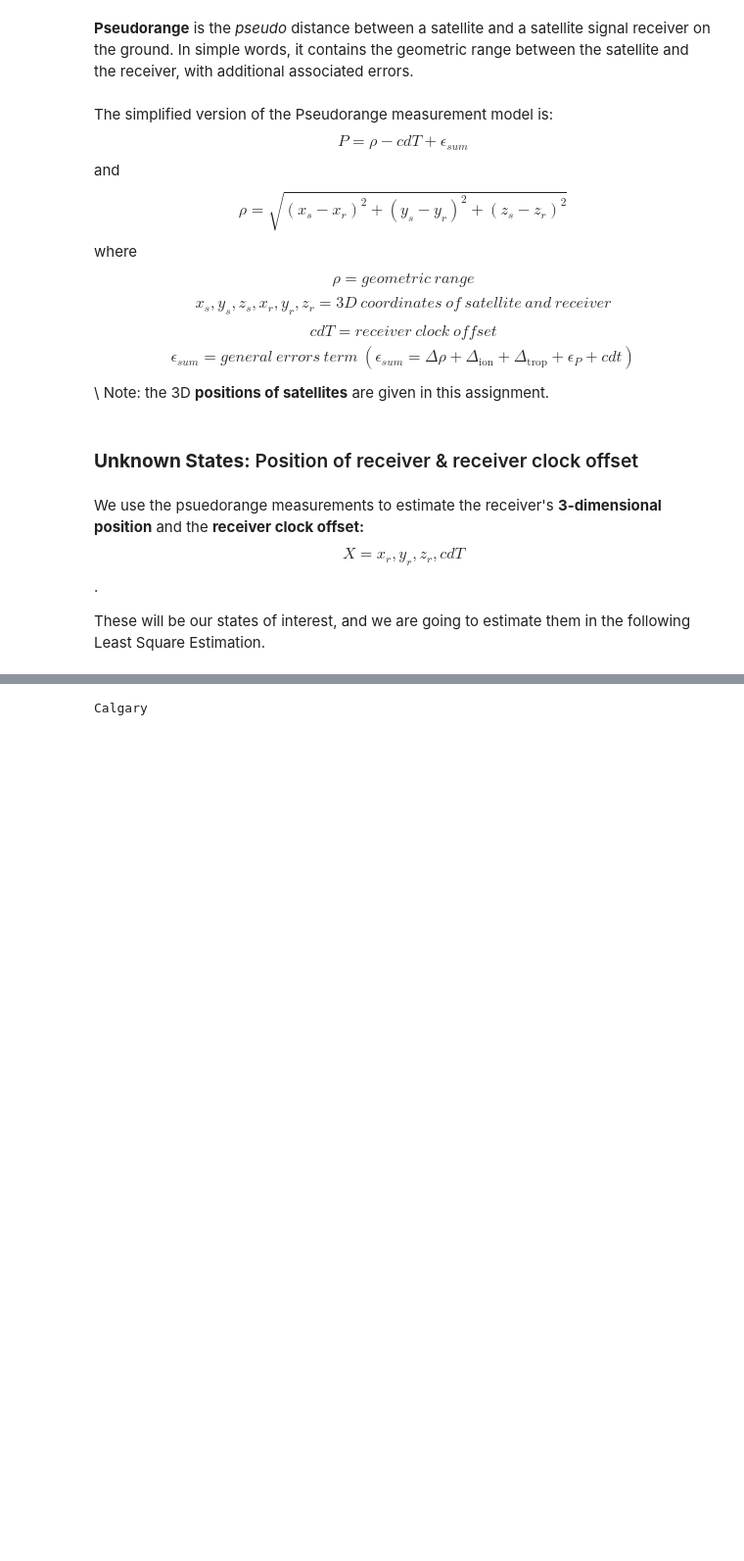
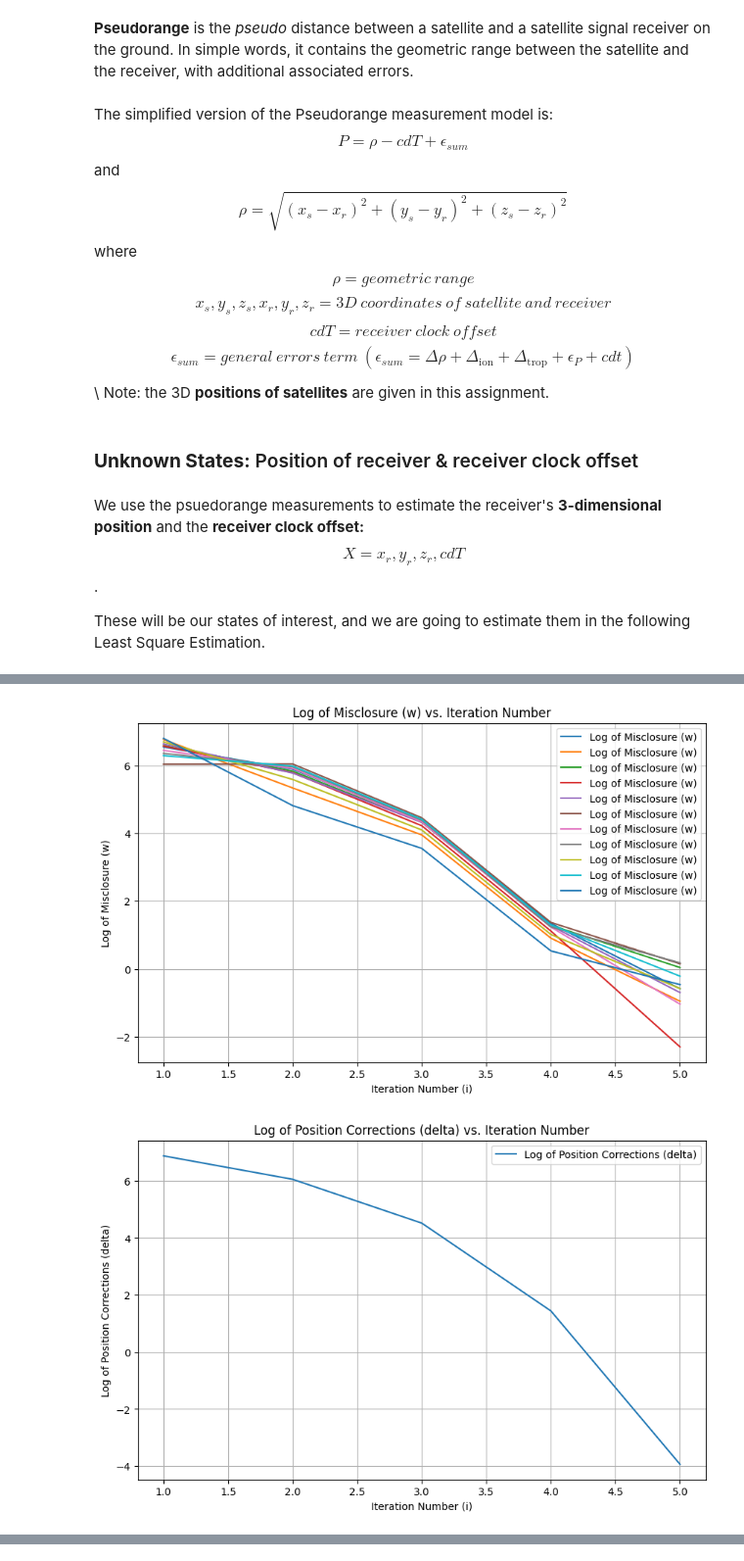
Before and after one commit to danielpolania1/engg680_2024_fall, a Jupyter notebook: Lab_Assigment2/Assignment2.ipynb, the cells around one changed output, grey strips where cells are left out. Shown at 98% size. Saved outputs shown, nothing was run; the diff lists cells and outputs as text; code cells hidden in the pictures; blank space fills up the shorter version.

```diff
--- a/Lab_Assigment2/Assignment2.ipynb
+++ b/Lab_Assigment2/Assignment2.ipynb
@@ -563,7 +572,7 @@ P = #...
 # step 4
 # set the initial states as zeros:
 # (1 mark)
-x_0 = #...
+x_0 = np.zeros(4)
 # %%
 # step 5
 # GroundTruth coordiantes of the receiver
@@ -572,8 +581,8 @@ GroundTruth=np.array([-1633489.37967725,	-3651627.18250363,	4952481.61954918])
 # step 6
 # initialize the corrections array as ones, iteration loop counter i as zero and related arrays
 # (2 mark)
-delta = #...
-i = #...
+delta = np.ones(4)
+i = 0
 arr_w = []
 arr_delta=[]
 arr_err_pos = []
@@ -587,7 +596,8 @@ x_hat = x_0.copy()
 # you can either use the numpy function or code the math manually
 # (1 marks)
 def euclidean_norm(receiver_pos, satellite_pos):
-  #...
+  diff = satellite_pos - receiver_pos
+  distance = np.sqrt(np.sum(diff**2, axis=1))
   return distance
 # %%
 # step 8
@@ -596,7 +606,13 @@ def euclidean_norm(receiver_pos, satellite_pos):
 # the function should return an two-dimensional array which represents the design matrix A
 # (2 marks)
 def design_matrix(r_pos, s_pos, rho):
-  #...
+  n_sats = s_pos.shape[0]
+  A = np.zeros((n_sats, 4))
+  for i in range(n_sats):
+      A[i, 0] = (r_pos[0] - s_pos[i, 0]) / rho[i]
+      A[i, 1] = (r_pos[1] - s_pos[i, 1]) / rho[i]
+      A[i, 2] = (r_pos[2] - s_pos[i, 2]) / rho[i]
+      A[i, 3] = -1
   return A
 # %%
 # step 9
@@ -678,14 +744,38 @@ after the LSE convergence to the console.
 # %%
 # step 12
 # Using the imported matplotlib, plot the following (3 marks in total). Make sure to include proper axes information, legend, grid lines and title.
-
+import numpy as np
+import matplotlib.pyplot as plt
 # 1. Plot log of the misclosure w against the LSQ iteration number i
 # (1 marks)
-
-
+plt.figure(figsize=(10, 6))
+plt.plot(arr_i, np.log10(np.abs(arr_w)), label='Log of Misclosure (w)')
+plt.xlabel('Iteration Number (i)')
+plt.ylabel('Log of Misclosure (w)')
+plt.title('Log of Misclosure (w) vs. Iteration Number')
+plt.grid(True)
+plt.legend()
+plt.show()
 # 2. Plot log of the corrections delta against the LSQ iteration number i
 # (1 marks)
-
-
+plt.figure(figsize=(10, 6))
+plt.plot(arr_i, np.log10(np.linalg.norm(np.array(arr_delta)[:, :3], axis=1)), label='Log of Position Corrections (delta)')
+plt.xlabel('Iteration Number (i)')
+plt.ylabel('Log of Position Corrections (delta)')
+plt.title('Log of Position Corrections (delta) vs. Iteration Number')
+plt.grid(True)
+plt.legend()
+plt.show()
 # 3. Plot log of the 3D position errors against the LSQ iteration number i
 # (1 marks)
+plt.figure(figsize=(10, 6))
+plt.plot(arr_i, np.log10(np.abs(arr_err_pos)), label='Log of 3D Position Errors')
+plt.xlabel('Iteration Number (i)')
+plt.ylabel('Log of 3D Position Errors')
+plt.title('Log of 3D Position Errors vs. Iteration Number')
+plt.grid(True)
+plt.legend()
+plt.show()
+# %% [output]
+[figure, added]
+[figure, added]
@@ -696,7 +782,0 @@ after the LSE convergence to the console.
-# %%
-m = 'Calgary'
-for i in range(len(m)):
-    m[i].lower()
-print(m)
-# %% [output]
-Calgary
```
Also changed, not shown: parts of 11 cells of this notebook.
